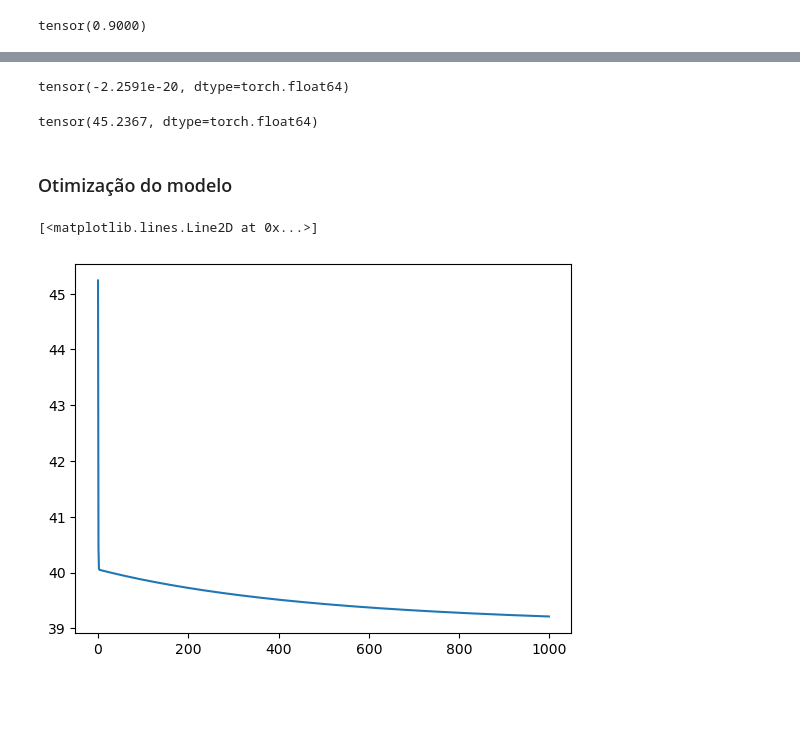
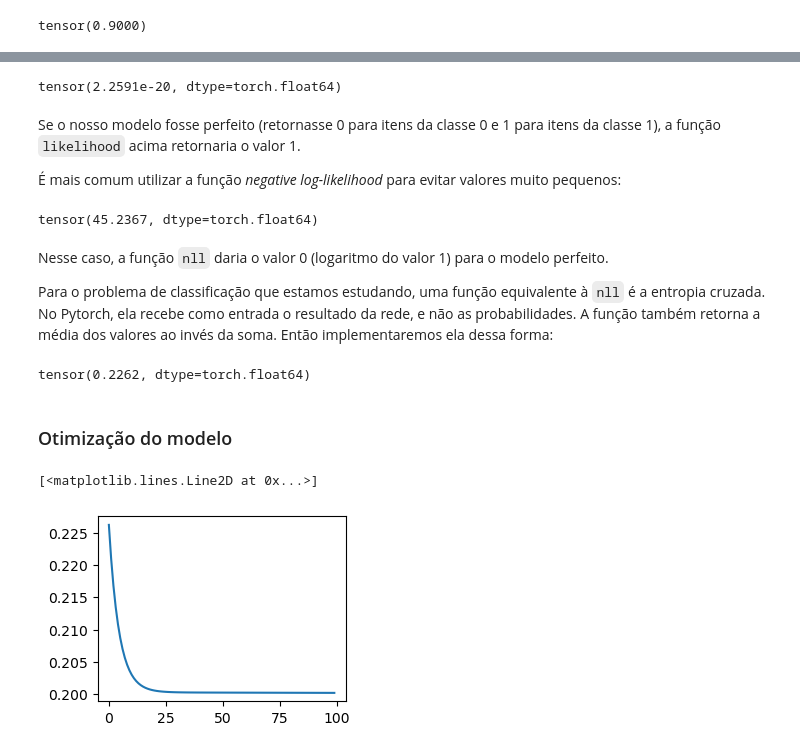
Before and after one commit to chcomin/curso-visao-computacional-2024, a Jupyter notebook: M02_aprendizado_de_maquina/3 - Regressão logística.ipynb, the cells around one changed output, grey strips where cells are left out. Saved outputs shown, nothing was run; the diff lists cells and outputs as text; code cells hidden in the pictures; blank space fills up the shorter version.

```diff
--- a/M02_aprendizado_de_maquina/3 - Regressão logística.ipynb
+++ b/M02_aprendizado_de_maquina/3 - Regressão logística.ipynb
@@ -84,16 +99,27 @@ tensor(0.9000)
 # %%
 def prob_of_target(probs, targets):
-    '''Retorna as probabilidades da classe esperada'''
+    '''Retorna as probabilidades da classe esperada. Equivalente a
+    probs_target = torch.zeros(len(probs))
+    for idx, (prob, targ) in enumerate(zip(probs, targets)):
+        if targ==0:
+            probs_target[idx] = 1-prob
+        else:
+            probs_target[idx] = prob
+    '''
     return probs*targets + (1-probs)*(1-targets)
 
 def likelihood(probs, targets):
     '''Função de verossimilhança.'''
     probs_correct = prob_of_target(probs, targets)
-    return -torch.prod(probs_correct)
+    return torch.prod(probs_correct)
 
 print(likelihood(probs, targets))
 # %% [output]
-tensor(-2.2591e-20, dtype=torch.float64)
+tensor(2.2591e-20, dtype=torch.float64)
+# %% [markdown]
+Se o nosso modelo fosse perfeito (retornasse 0 para itens da classe 0 e 1 para itens da classe 1), a função `likelihood` acima retornaria o valor 1.
+
+É mais comum utilizar a função *negative log-likelihood* para evitar valores muito pequenos:
 # %%
 def nll(probs, targets):
     '''Negativo do logaritmo da função de verossimilhança'''
@@ -104,38 +130,50 @@ def nll(probs, targets):
 nll(probs, targets)
 # %% [output]
 tensor(45.2367, dtype=torch.float64)
+# %% [markdown]
+Nesse caso, a função `nll` daria o valor 0 (logaritmo do valor 1) para o modelo perfeito.
+
+Para o problema de classificação que estamos estudando, uma função equivalente à `nll` é a entropia cruzada. No Pytorch, ela recebe como entrada o resultado da rede, e não as probabilidades. A função também retorna a média dos valores ao invés da soma. Então implementaremos ela dessa forma:
+# %%
+def cross_entropy(scores, targets):
+
+    probs = sigmoid(scores)
+    probs_correct = prob_of_target(probs, targets)
+    probs_log = torch.log(probs_correct)
+
+    return -torch.mean(probs_log)
+
+cross_entropy(scores, targets)
+# %% [output]
+tensor(0.2262, dtype=torch.float64)
 # %% [markdown]
 ### Otimização do modelo
 # %%
-def step(model, inputs, targets, lr):
+def step(model, x, targets, lr):
 
     # Apaga os gradientes
-    model.a.grad = None
-    model.b.grad = None
-    scores = model(inputs)
-    probs = sigmoid(scores)
-    loss = nll(probs, targets)
+    model.zero_grad()
+    scores = model(x)
+    loss = cross_entropy(scores, targets)
     # Calcula os gradientes
     loss.backward()
     # Atualiza os gradientes
     with torch.no_grad():
-        model.a -= lr*model.a.grad
-        model.b -= lr*model.b.grad
+        for p in model.parameters():
+            p -= lr*p.grad
 
     return loss.item()
 
-model = Model(19., -25.)
-model.a.requires_grad = True
-model.b.requires_grad = True
+model = Model(19., -25., requires_grad=True)
 
-num_epochs = 1000
-lr = 0.03
+num_epochs = 100
+lr = 0.5
 losses = []
 for epoch in range(0, num_epochs):
-    loss = step(model, inputs, targets, lr)
+    loss = step(model, x, targets, lr)
     losses.append(loss)
 
 plt.plot(losses)
 # %% [output]
 [<matplotlib.lines.Line2D at 0x...>]
-[figure, old version]
+[figure, new version]
```
Also changed, not shown: parts of 8 cells of this notebook, 3 other files.
